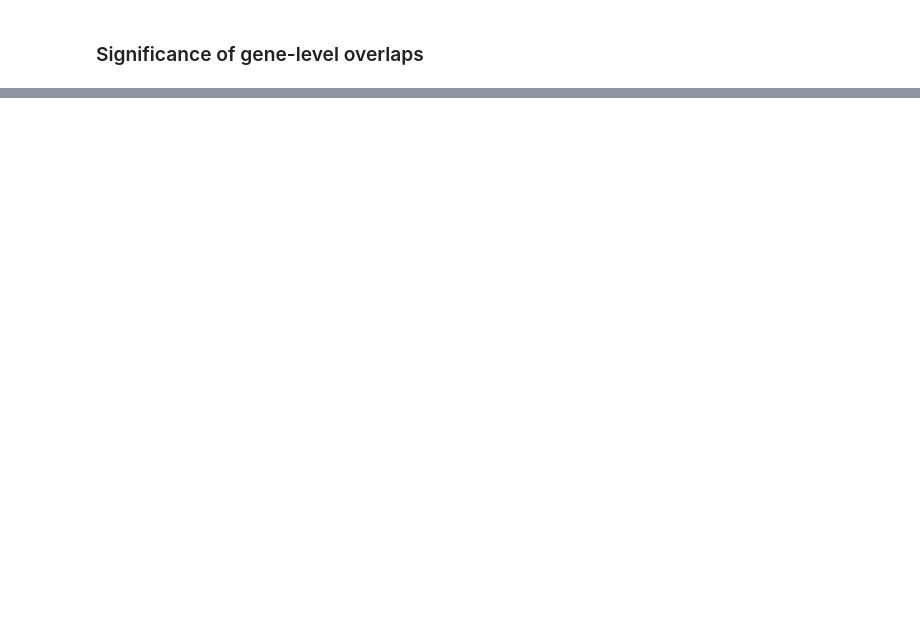
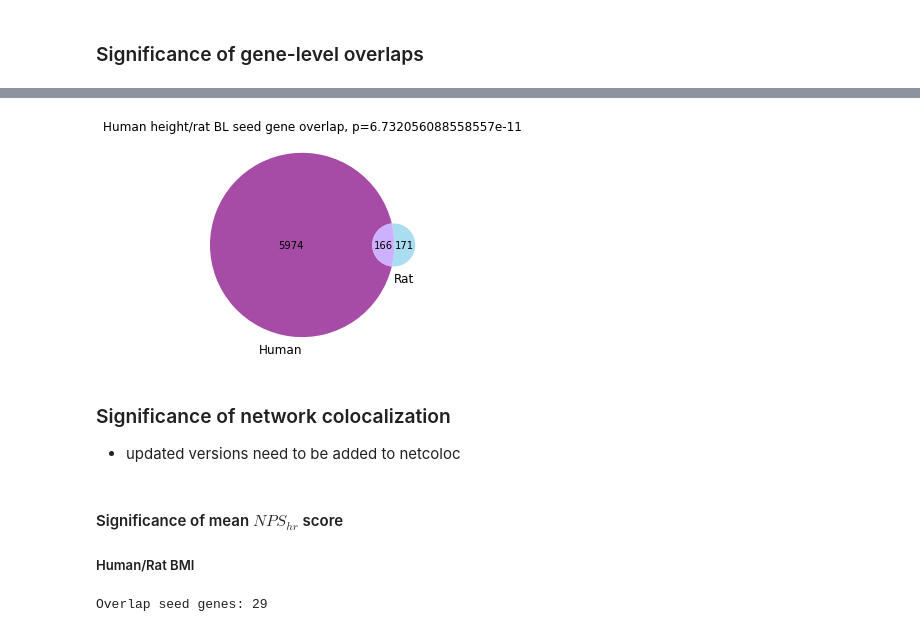
Before and after one commit to sarah-n-wright/CrossSpeciesBMI, a Jupyter notebook: Main Rat_Human.ipynb, the cells around one changed output, grey strips where cells are left out. Saved outputs shown, nothing was run; the diff lists cells and outputs as text; code cells hidden in the pictures; blank space fills up the shorter version.

```diff
--- a/Main Rat_Human.ipynb
+++ b/Main Rat_Human.ipynb
@@ -53,0 +292,13 @@ Seed or gene scores?
+# %%
+hyper_height = hypergeom(M=len(pc_nodes), n=len(seed_bin_human_height), N=len(seed_bin_rat_BL))
+height_intersect = set(seed_bin_human_height).intersection(set(seed_bin_rat_BL))
+p_height_intersect = hyper_height.pmf(len(height_intersect))
+venn2([len(seed_bin_human_height)-len(height_intersect), len(seed_bin_rat_BL) - len(height_intersect), len(height_intersect)], ["Human", "Rat"],
+     set_colors=('purple', 'skyblue'), alpha=0.7)
+_ = plt.title("Human height/rat BL seed gene overlap, p="+str(p_height_intersect))
+# %% [output]
+[figure, added]
+# %% [markdown]
+### Significance of network colocalization
+
+* updated versions need to be added to netcoloc
@@ -53,0 +650,10 @@ Seed or gene scores?
+# %% [markdown]
+#### Significance of mean $NPS_{hr}$ score
+##### Human/Rat BMI
+# %%
+from tqdm import tqdm
+observed_BMI, permuted_BMI = calculate_mean_z_score_distribution(z_dict['rBMI'], z_dict['hBMI'], num_reps=10000,
+                                                       zero_double_negatives=False, overlap_control="bin",
+                                                       seed1=seed_dict['rBMI'], seed2=seed_dict['hBMI'])
+# %% [output]
+Overlap seed genes: 29
```
Also changed, not shown: parts of 134 cells of this notebook, 21 other files.
